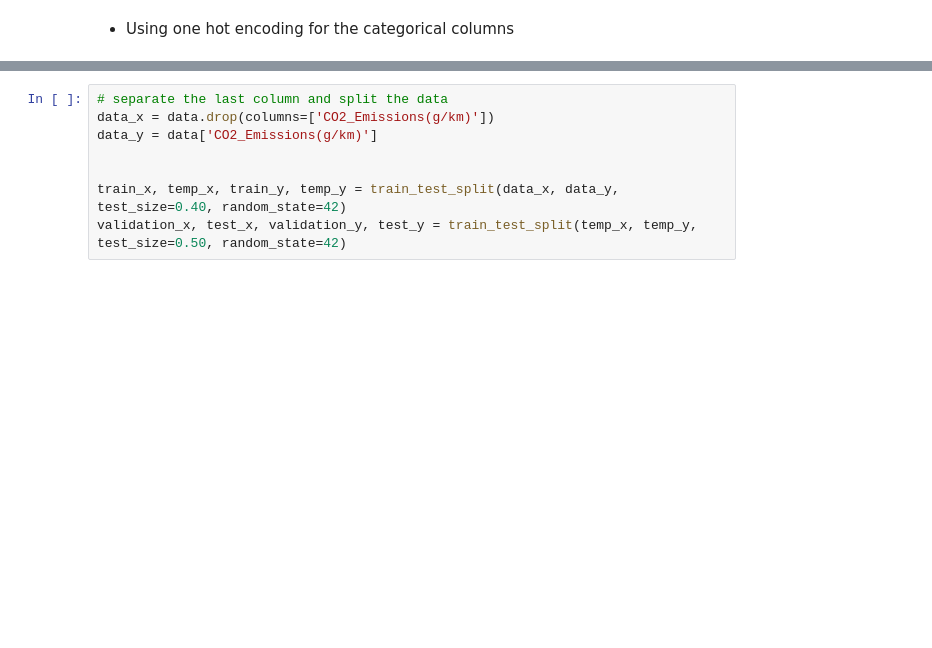
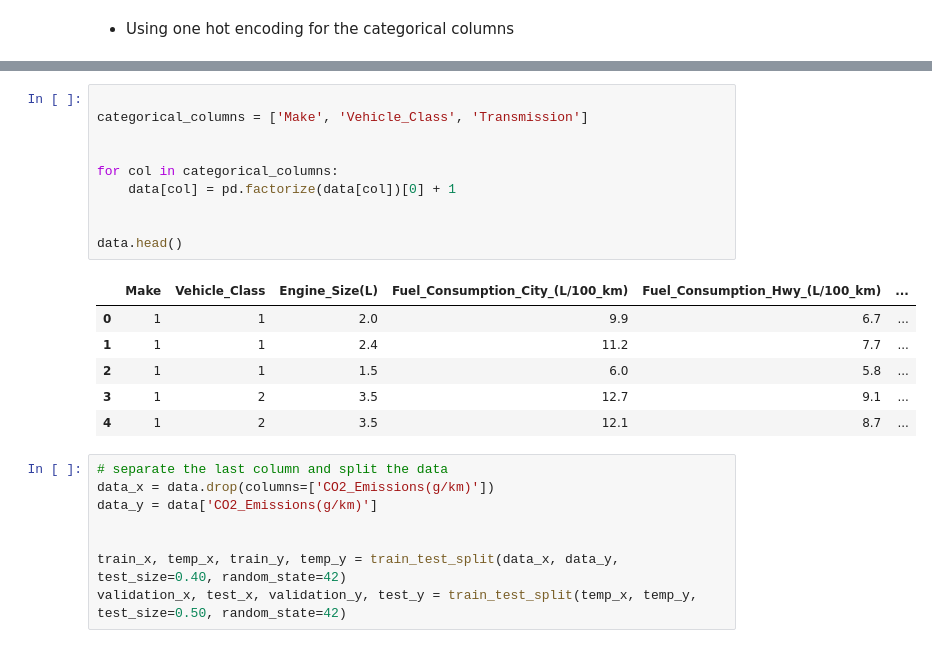
Before and after one commit to timid-angel/co2-emissions-prediction-model, a Jupyter notebook: Linear_Regression02.ipynb, the cells around one changed output, grey strips where cells are left out. Drawn from its saved outputs; the diff is of its cells as text; blank space fills up the shorter version.

```diff
--- a/Linear_Regression02.ipynb
+++ b/Linear_Regression02.ipynb
@@ -168,3 +154,20 @@ data.head()
+# %%
+
+categorical_columns = ['Make', 'Vehicle_Class', 'Transmission']
+
+
+for col in categorical_columns:
+    data[col] = pd.factorize(data[col])[0] + 1
+
+
+data.head()
+# %% [output]
+|  | Make | Vehicle_Class | Engine_Size(L) | Fuel_Consumption_City_(L/100_km) | Fuel_Consumption_Hwy_(L/100_km) | ... |
+| 0 | 1 | 1 | 2.0 | 9.9 | 6.7 | ... |
+| 1 | 1 | 1 | 2.4 | 11.2 | 7.7 | ... |
+| 2 | 1 | 1 | 1.5 | 6.0 | 5.8 | ... |
+| 3 | 1 | 2 | 3.5 | 12.7 | 9.1 | ... |
+| 4 | 1 | 2 | 3.5 | 12.1 | 8.7 | ... |
 # %%
 # separate the last column and split the data
 data_x = data.drop(columns=['CO2_Emissions(g/km)'])
```
Also changed, not shown: parts of 9 cells of this notebook.
